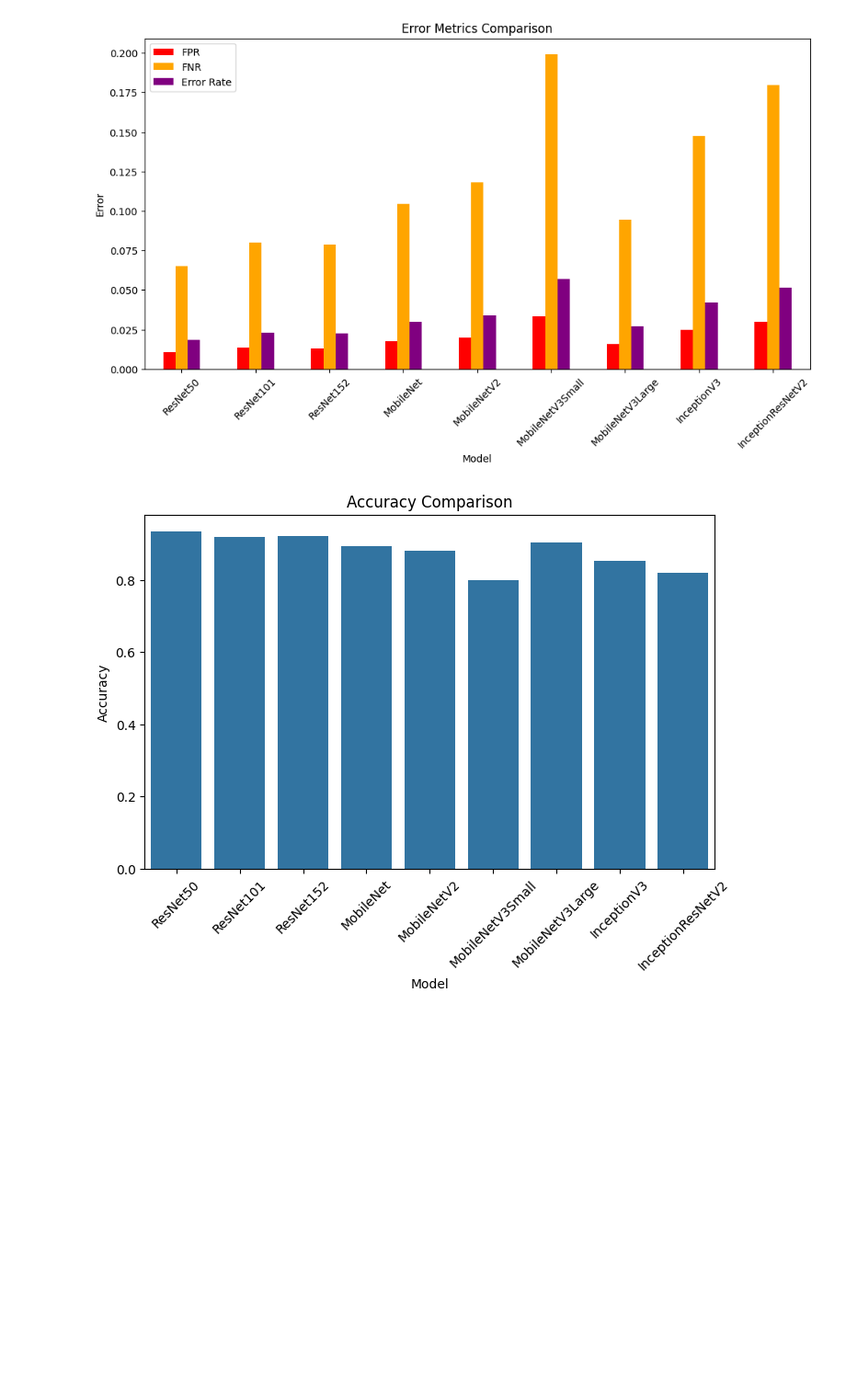
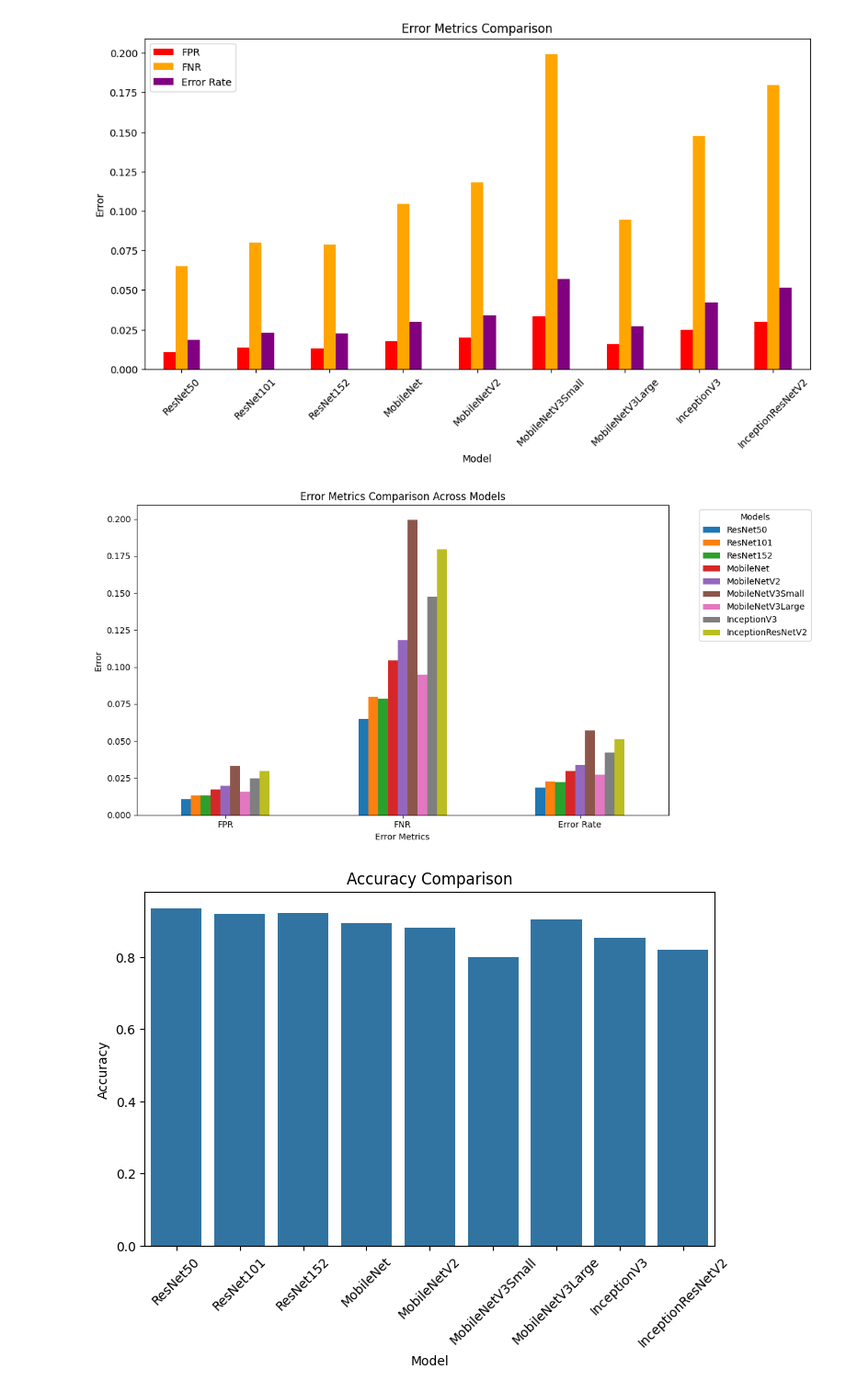
Before and after one commit to NupoorRaut/Deep-Learning, a Jupyter notebook: 05_TransferLearning_Cars.ipynb, the cells around one changed output. Shown at 92% size. Drawn from its saved outputs; the diff is of its cells as text; code cells hidden in the pictures; blank space fills up the shorter version.

```diff
--- a/05_TransferLearning_Cars.ipynb
+++ b/05_TransferLearning_Cars.ipynb
@@ -382,6 +421,23 @@ plt.xticks(rotation=45)
 plt.show()
 # %% [output]
 [figure]
+# %%
+metrics = ["FPR", "FNR", "Error Rate"]
+
+# Transpose for better comparison across models
+df_plot = df_results.set_index("Model")[metrics].T
+
+df_plot.plot(kind='bar', figsize=(12,6))
+
+plt.title("Error Metrics Comparison Across Models")
+plt.xlabel("Error Metrics")
+plt.ylabel("Error")
+plt.xticks(rotation=0)
+plt.legend(title="Models", bbox_to_anchor=(1.05, 1), loc='upper left')
+plt.tight_layout()
+plt.show()
+# %% [output]
+[figure, added]
 # %%
 plt.figure(figsize=(8,5))
 sns.barplot(x="Model", y="Accuracy", data=df_results)
```
Also changed, not shown: parts of 7 cells of this notebook.
